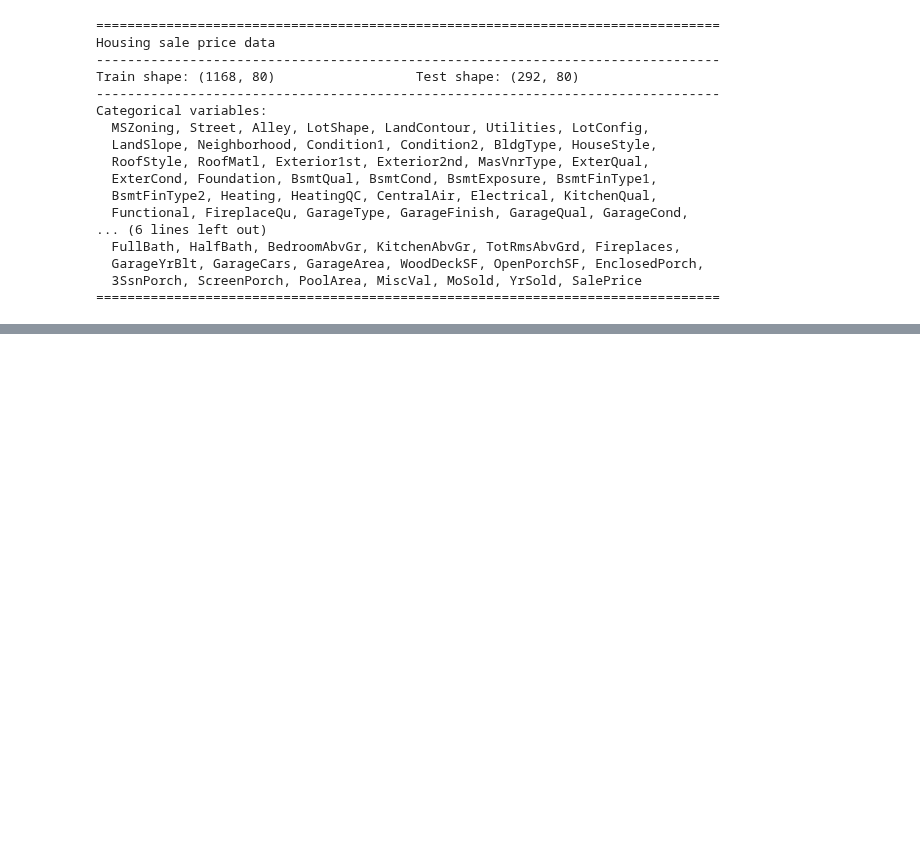
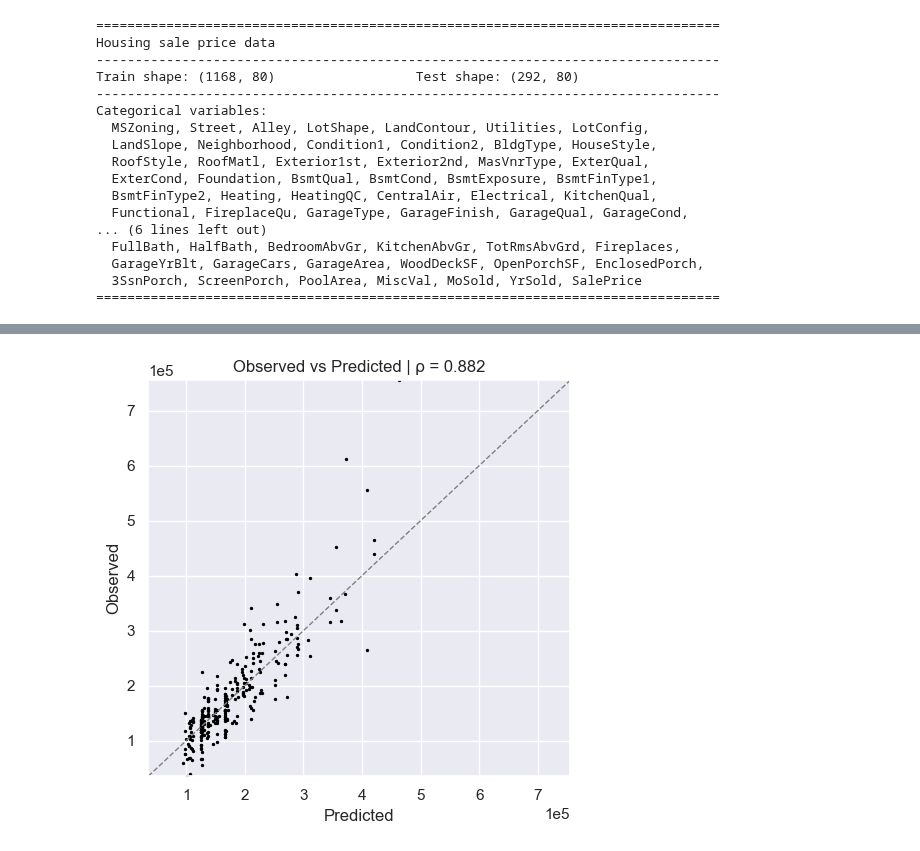
Before and after one commit to ajy25/TabularMagic, a Jupyter notebook: demo/regression/house_prices.ipynb, the cells around one changed output, grey strips where cells are left out. Saved outputs shown, nothing was run; the diff lists cells and outputs as text; code cells hidden in the pictures; blank space fills up the shorter version.

```diff
--- a/demo/regression/house_prices.ipynb
+++ b/demo/regression/house_prices.ipynb
@@ -149,0 +116,13 @@ report.model_report('LinearC(no_penalty)').train_report().plot_roc_curve()
+# %%
+report = tm.ml_regression(
+    models=[
+        LinearR('ols'),
+        LinearR('l1'),
+        LinearR('l2'),
+        SVMR('rbf'),
+        TreeEnsembleR('adaboost')
+    ],
+    y_var='SalePrice',
+    X_vars=['SaleCondition', 'YrSold', 'OverallQual', 'LotArea'],
+    outer_cv=5
+)
@@ -149,0 +140,2 @@ report.model_report('LinearC(no_penalty)').train_report().plot_roc_curve()
+# %%
+report.fit_statistics('train')
@@ -149,0 +177,2 @@ report.model_report('LinearC(no_penalty)').train_report().plot_roc_curve()
+# %%
+report.fit_statistics('test')
@@ -149,0 +189,4 @@ report.model_report('LinearC(no_penalty)').train_report().plot_roc_curve()
+# %%
+report.model_report('TreeEnsembleR(adaboost)').test_report().plot_obs_vs_pred()
+# %% [output]
+[figure, added]
```
Also changed, not shown: parts of 15 cells of this notebook, 6 other files.
